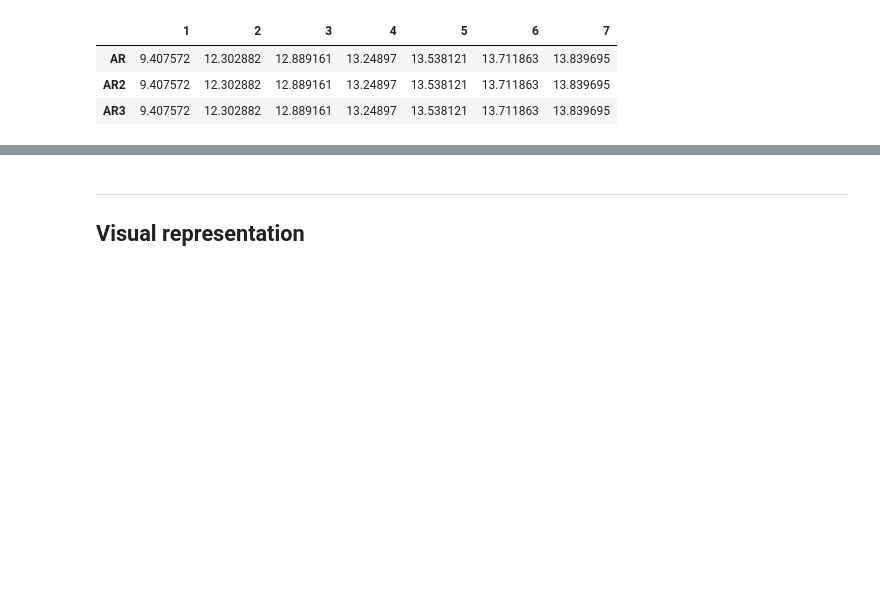
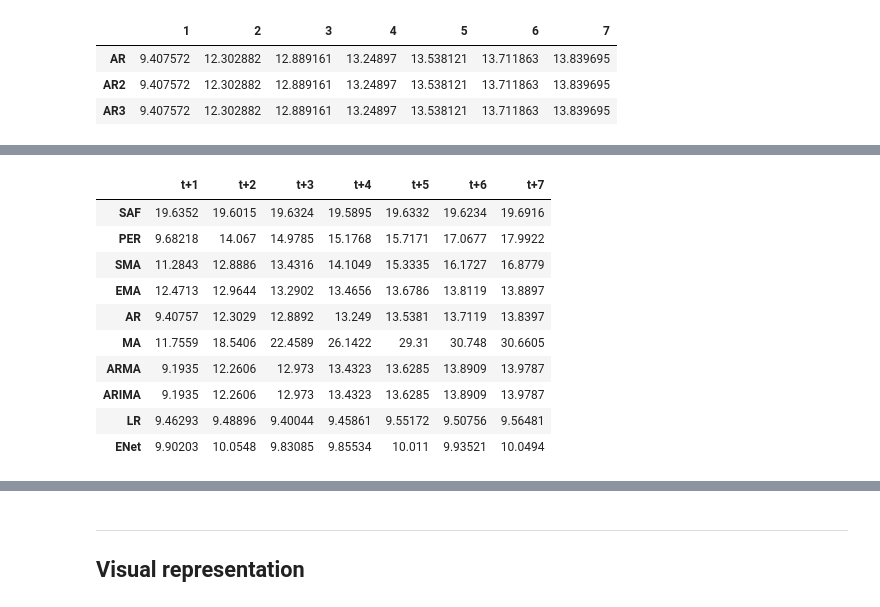
Before and after one commit to ksatola/air-polution, a Jupyter notebook: agh/055_Model_Compare_Metod.ipynb, the cells around one changed output, grey strips where cells are left out. Drawn from its saved outputs; the diff is of its cells as text; code cells hidden in the pictures; blank space fills up the shorter version.

```diff
--- a/agh/055_Model_Compare_Metod.ipynb
+++ b/agh/055_Model_Compare_Metod.ipynb
@@ -290,0 +348,14 @@ final_comparison_results.T
+# %%
+df.T.style.background_gradient(cmap='Reds')
+# %% [output]
+|  | t+1 | t+2 | t+3 | t+4 | t+5 | t+6 | t+7 |
+| SAF | 19.6352 | 19.6015 | 19.6324 | 19.5895 | 19.6332 | 19.6234 | 19.6916 |
+| PER | 9.68218 | 14.067 | 14.9785 | 15.1768 | 15.7171 | 17.0677 | 17.9922 |
+| SMA | 11.2843 | 12.8886 | 13.4316 | 14.1049 | 15.3335 | 16.1727 | 16.8779 |
+| EMA | 12.4713 | 12.9644 | 13.2902 | 13.4656 | 13.6786 | 13.8119 | 13.8897 |
+| AR | 9.40757 | 12.3029 | 12.8892 | 13.249 | 13.5381 | 13.7119 | 13.8397 |
+| MA | 11.7559 | 18.5406 | 22.4589 | 26.1422 | 29.31 | 30.748 | 30.6605 |
+| ARMA | 9.1935 | 12.2606 | 12.973 | 13.4323 | 13.6285 | 13.8909 | 13.9787 |
+| ARIMA | 9.1935 | 12.2606 | 12.973 | 13.4323 | 13.6285 | 13.8909 | 13.9787 |
+| LR | 9.46293 | 9.48896 | 9.40044 | 9.45861 | 9.55172 | 9.50756 | 9.56481 |
+| ENet | 9.90203 | 10.0548 | 9.83085 | 9.85534 | 10.011 | 9.93521 | 10.0494 |
```
Also changed, not shown: parts of 5 cells of this notebook, 27 other files.
